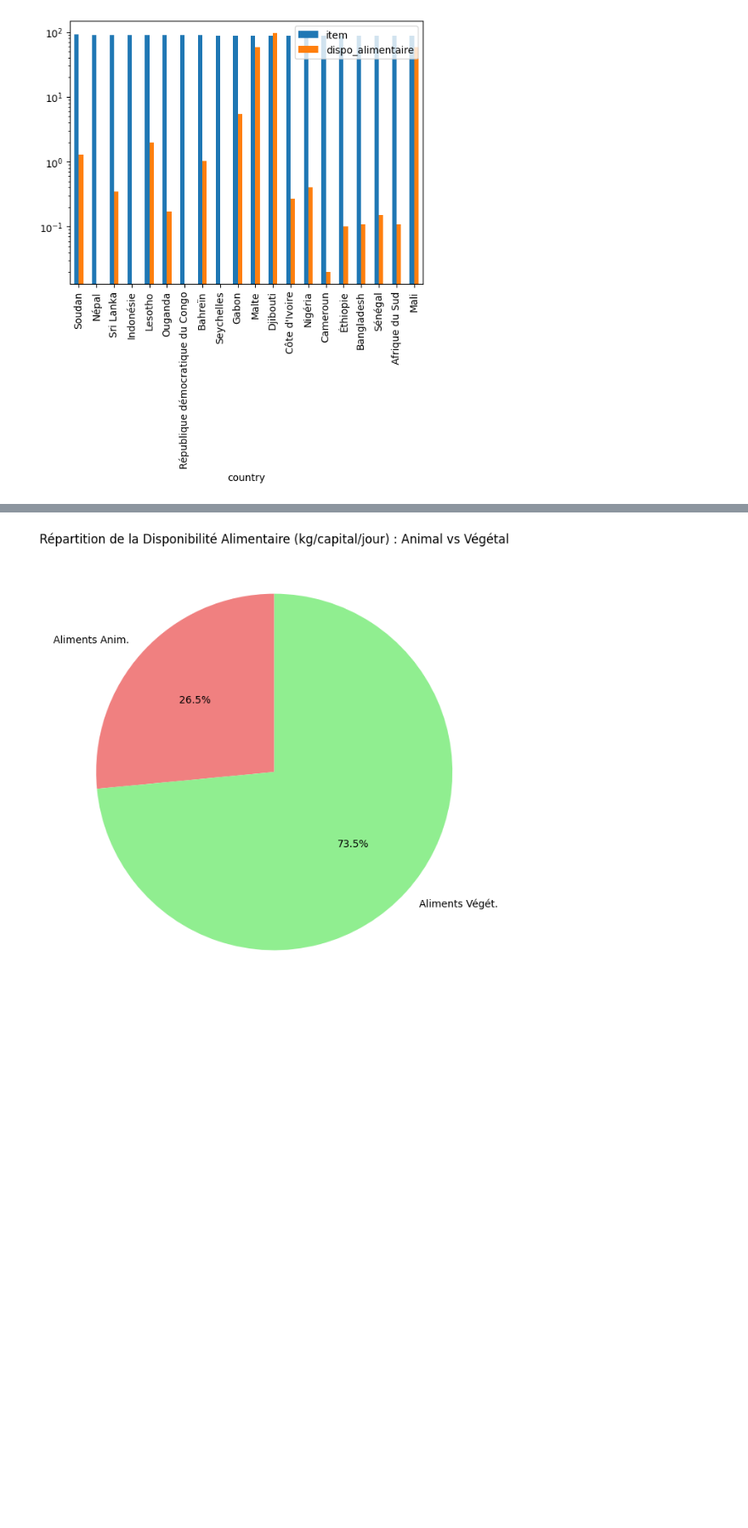
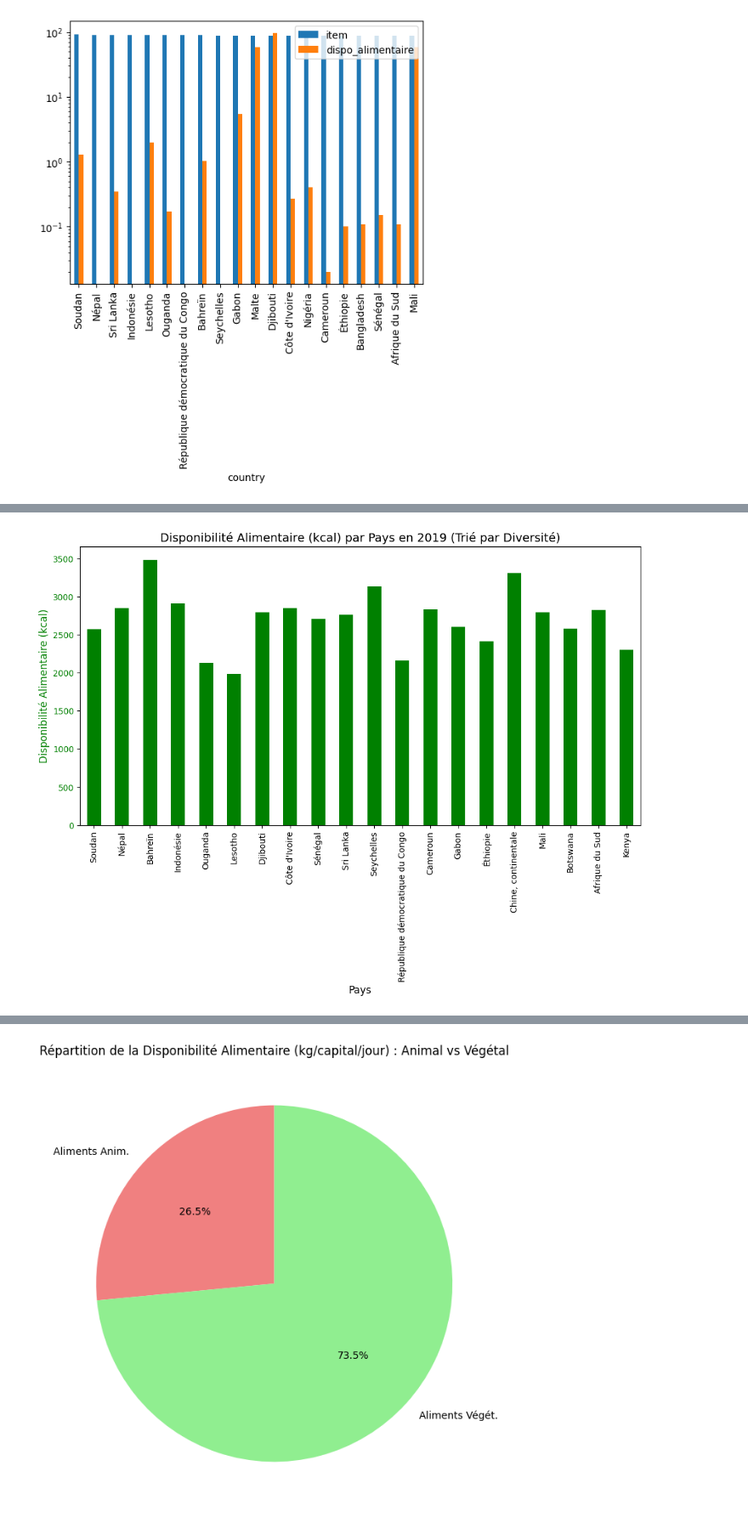
Before and after one commit to Melobgn/Brief-pandas-SEM, a Jupyter notebook: dataframes.ipynb, the cells around one changed output, grey strips where cells are left out. Shown at 85% size. Saved outputs shown, nothing was run; the diff lists cells and outputs as text; code cells hidden in the pictures; blank space fills up the shorter version.

```diff
--- a/dataframes.ipynb
+++ b/dataframes.ipynb
@@ -483,0 +529,28 @@ diversite_df.plot(kind='bar', x='country', logy=True)
+# %%
+import matplotlib.pyplot as plt
+import pandas as pd
+
+# Filtrer le DataFrame pour ne prendre que les données de l'année 2019
+df_2019 = df[df['year'] == 2019]
+
+# Calculer la diversité alimentaire par pays
+diversite_df = df_2019.groupby(['country'])['item'].nunique().sort_values(ascending=False)
+
+# Filtrer la disponibilité alimentaire pour les pays présents dans diversite_df
+dispo_alimentaire = df_2019[df_2019['country'].isin(diversite_df.index)].groupby('country')['food_supply_(Kcal/capital/day)'].sum()
+
+# Réorganiser les données de disponibilité alimentaire en fonction de la diversité
+dispo_alimentaire = dispo_alimentaire.reindex(diversite_df.index).head(20)
+
+# Tracer le graphique en barres
+fig, ax = plt.subplots(figsize=(12, 6))
+dispo_alimentaire.plot(kind='bar', color='green', ax=ax)
+ax.set_xlabel('Pays', fontsize=12)
+ax.set_ylabel('Disponibilité Alimentaire (kcal)', color='green', fontsize=12)
+ax.tick_params(axis='y', labelcolor='green')
+plt.title('Disponibilité Alimentaire (kcal) par Pays en 2019 (Trié par Diversité)', fontsize=14)
+
+# Affichage du graphique
+plt.show()
+# %% [output]
+[figure, added]
```
Also changed, not shown: parts of 7 cells of this notebook, 2 other files.
